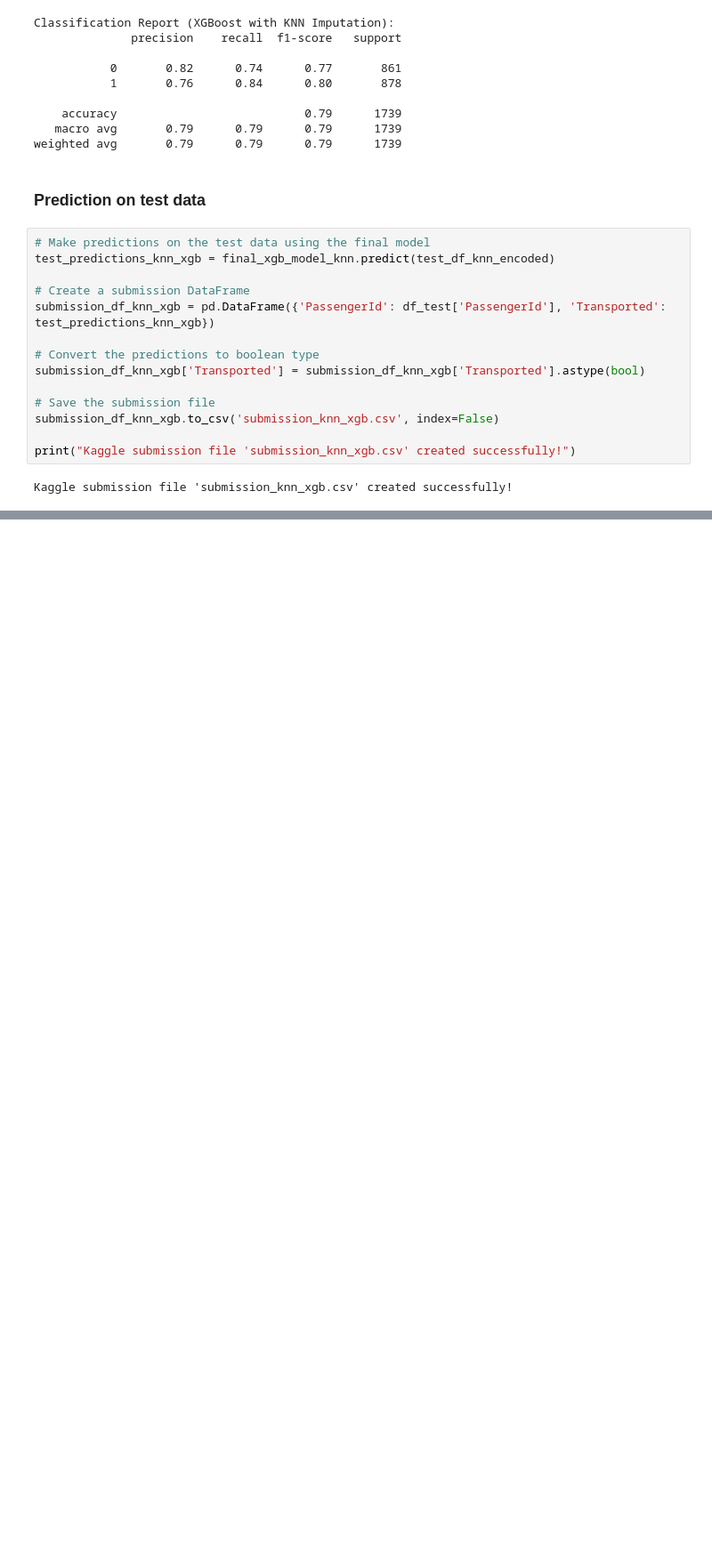
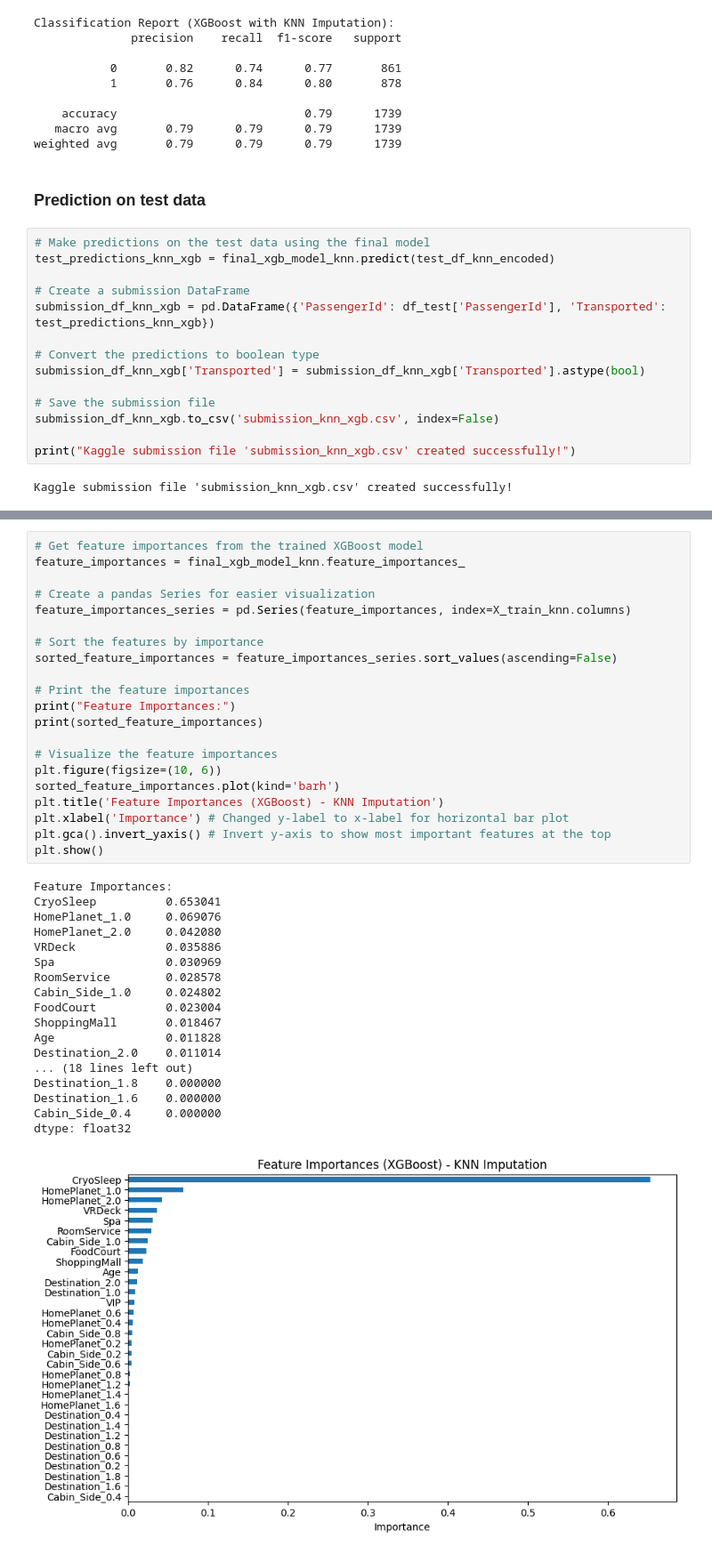
Before and after one commit to Data-Nova/spaceship_titanic_challenge, a Jupyter notebook: Spaceship_Titanic.ipynb, the cells around one changed output, grey strips where cells are left out. Shown at 89% size. Cells and saved outputs as stored; diff of their text form; blank space fills up the shorter version.

```diff
--- a/Spaceship_Titanic.ipynb
+++ b/Spaceship_Titanic.ipynb
@@ -1333,0 +1347,40 @@ Kaggle submission file 'submission_knn_xgb.csv' created successfully!
+# %%
+# Get feature importances from the trained XGBoost model
+feature_importances = final_xgb_model_knn.feature_importances_
+
+# Create a pandas Series for easier visualization
+feature_importances_series = pd.Series(feature_importances, index=X_train_knn.columns)
+
+# Sort the features by importance
+sorted_feature_importances = feature_importances_series.sort_values(ascending=False)
+
+# Print the feature importances
+print("Feature Importances:")
+print(sorted_feature_importances)
+
+# Visualize the feature importances
+plt.figure(figsize=(10, 6))
+sorted_feature_importances.plot(kind='barh')
+plt.title('Feature Importances (XGBoost) - KNN Imputation')
+plt.xlabel('Importance') # Changed y-label to x-label for horizontal bar plot
+plt.gca().invert_yaxis() # Invert y-axis to show most important features at the top
+plt.show()
+# %% [output]
+Feature Importances:
+CryoSleep          0.653041
+HomePlanet_1.0     0.069076
+HomePlanet_2.0     0.042080
+VRDeck             0.035886
+Spa                0.030969
+RoomService        0.028578
+Cabin_Side_1.0     0.024802
+FoodCourt          0.023004
+ShoppingMall       0.018467
+Age                0.011828
+Destination_2.0    0.011014
+... (18 lines left out)
+Destination_1.8    0.000000
+Destination_1.6    0.000000
+Cabin_Side_0.4     0.000000
+dtype: float32
+[figure, added]
```
Also changed, not shown: parts of 4 cells of this notebook.
